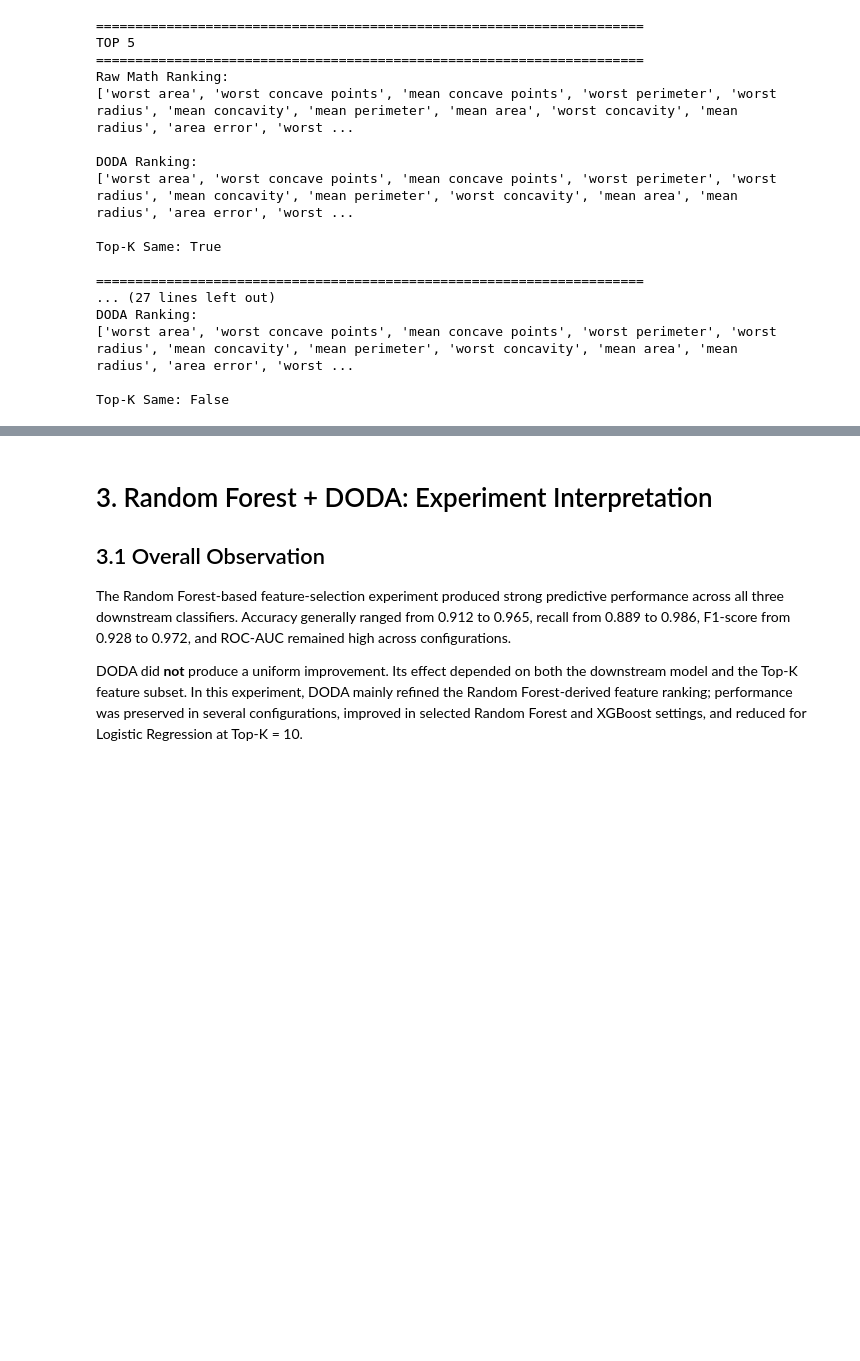
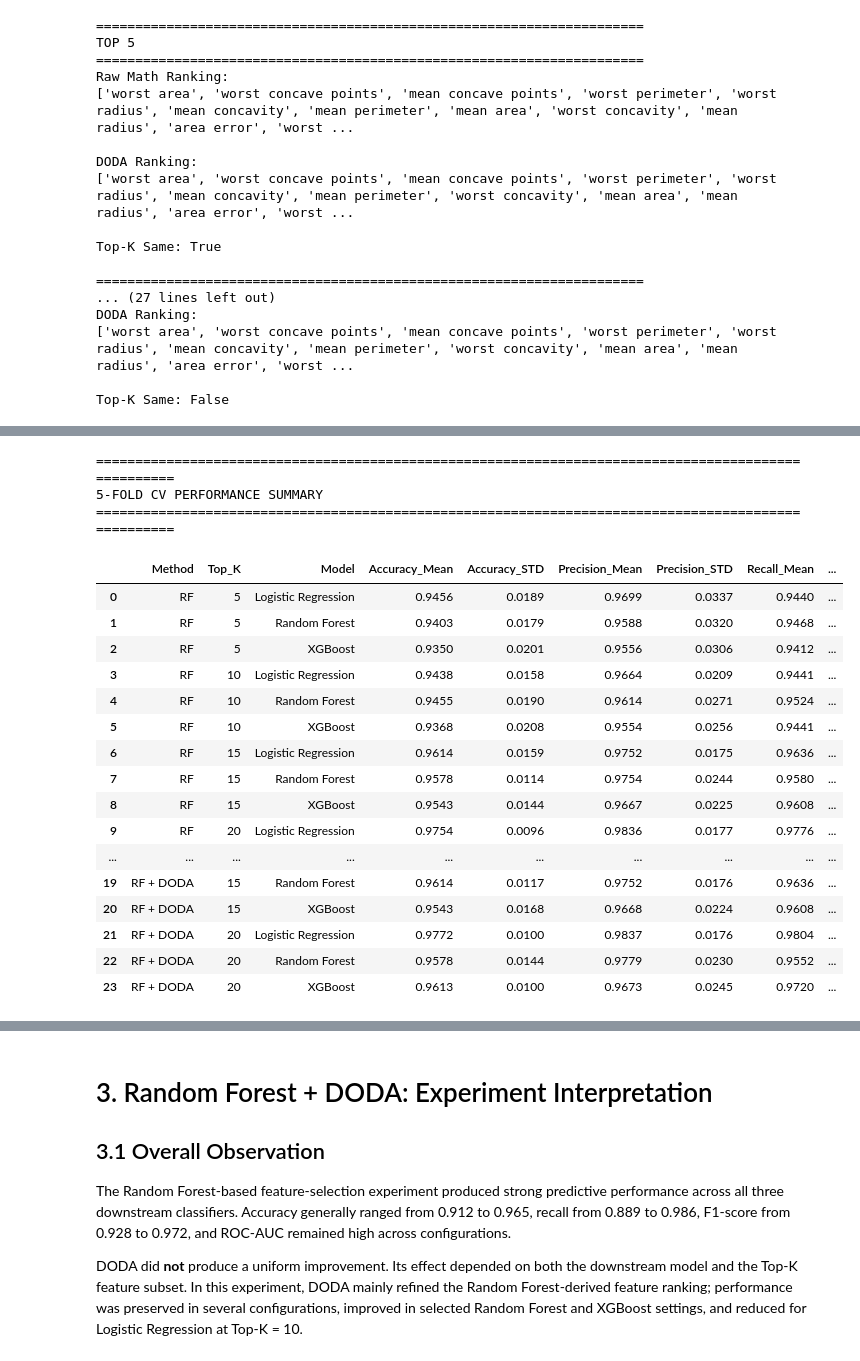
Before and after one commit to anandha-3679/msc_research, a Jupyter notebook: notebooks/angel/breast_cancer/breast_cancer_rf.ipynb, the cells around one changed output, grey strips where cells are left out. Saved outputs shown, nothing was run; the diff lists cells and outputs as text; code cells hidden in the pictures; blank space fills up the shorter version.

Commit message:
CV, jaccard similarity and kuncheva index were done for rf.ipynb file in b_c

```diff
--- a/notebooks/angel/breast_cancer/breast_cancer_rf.ipynb
+++ b/notebooks/angel/breast_cancer/breast_cancer_rf.ipynb
@@ -1282,0 +1685,72 @@ Top-K Same: False
+# %%
+# =============================================================================
+# STEP 23: 5-FOLD CV SUMMARY — MEAN ± STD
+# =============================================================================
+
+cv_summary_df = (
+    cv_results_df
+    .groupby(
+        ["Method", "Top_K", "Model"]
+    )
+    .agg(
+        Accuracy_Mean=("Accuracy", "mean"),
+        Accuracy_STD=("Accuracy", "std"),
+
+        Precision_Mean=("Precision", "mean"),
+        Precision_STD=("Precision", "std"),
+
+        Recall_Mean=("Recall", "mean"),
+        Recall_STD=("Recall", "std"),
+
+        F1_Mean=("F1", "mean"),
+        F1_STD=("F1", "std"),
+
+        ROC_AUC_Mean=("ROC_AUC", "mean"),
+        ROC_AUC_STD=("ROC_AUC", "std")
+    )
+    .reset_index()
+)
+
+print("=" * 100)
+print("5-FOLD CV PERFORMANCE SUMMARY")
+print("=" * 100)
+
+display(
+    cv_summary_df.round(4)
+)
+
+os.makedirs(
+    "../../../results/breast_cancer/cv",
+    exist_ok=True
+)
+
+cv_results_df.to_csv(
+    "../../../results/breast_cancer/cv/rf_doda_5fold_results.csv",
+    index=False
+)
+
+cv_summary_df.to_csv(
+    "../../../results/breast_cancer/cv/rf_doda_5fold_summary.csv",
+    index=False
+)
+# %% [output]
+====================================================================================================
+5-FOLD CV PERFORMANCE SUMMARY
+====================================================================================================
+|  | Method | Top_K | Model | Accuracy_Mean | Accuracy_STD | Precision_Mean | Precision_STD | Recall_Mean | ... |
+| 0 | RF | 5 | Logistic Regression | 0.9456 | 0.0189 | 0.9699 | 0.0337 | 0.9440 | ... |
+| 1 | RF | 5 | Random Forest | 0.9403 | 0.0179 | 0.9588 | 0.0320 | 0.9468 | ... |
+| 2 | RF | 5 | XGBoost | 0.9350 | 0.0201 | 0.9556 | 0.0306 | 0.9412 | ... |
+| 3 | RF | 10 | Logistic Regression | 0.9438 | 0.0158 | 0.9664 | 0.0209 | 0.9441 | ... |
+| 4 | RF | 10 | Random Forest | 0.9455 | 0.0190 | 0.9614 | 0.0271 | 0.9524 | ... |
+| 5 | RF | 10 | XGBoost | 0.9368 | 0.0208 | 0.9554 | 0.0256 | 0.9441 | ... |
+| 6 | RF | 15 | Logistic Regression | 0.9614 | 0.0159 | 0.9752 | 0.0175 | 0.9636 | ... |
+| 7 | RF | 15 | Random Forest | 0.9578 | 0.0114 | 0.9754 | 0.0244 | 0.9580 | ... |
+| 8 | RF | 15 | XGBoost | 0.9543 | 0.0144 | 0.9667 | 0.0225 | 0.9608 | ... |
+| 9 | RF | 20 | Logistic Regression | 0.9754 | 0.0096 | 0.9836 | 0.0177 | 0.9776 | ... |
+| ... | ... | ... | ... | ... | ... | ... | ... | ... | ... |
+| 19 | RF + DODA | 15 | Random Forest | 0.9614 | 0.0117 | 0.9752 | 0.0176 | 0.9636 | ... |
+| 20 | RF + DODA | 15 | XGBoost | 0.9543 | 0.0168 | 0.9668 | 0.0224 | 0.9608 | ... |
+| 21 | RF + DODA | 20 | Logistic Regression | 0.9772 | 0.0100 | 0.9837 | 0.0176 | 0.9804 | ... |
+| 22 | RF + DODA | 20 | Random Forest | 0.9578 | 0.0144 | 0.9779 | 0.0230 | 0.9552 | ... |
+| 23 | RF + DODA | 20 | XGBoost | 0.9613 | 0.0100 | 0.9673 | 0.0245 | 0.9720 | ... |
```
Also changed, not shown: parts of 14 cells of this notebook, 10 other files.
